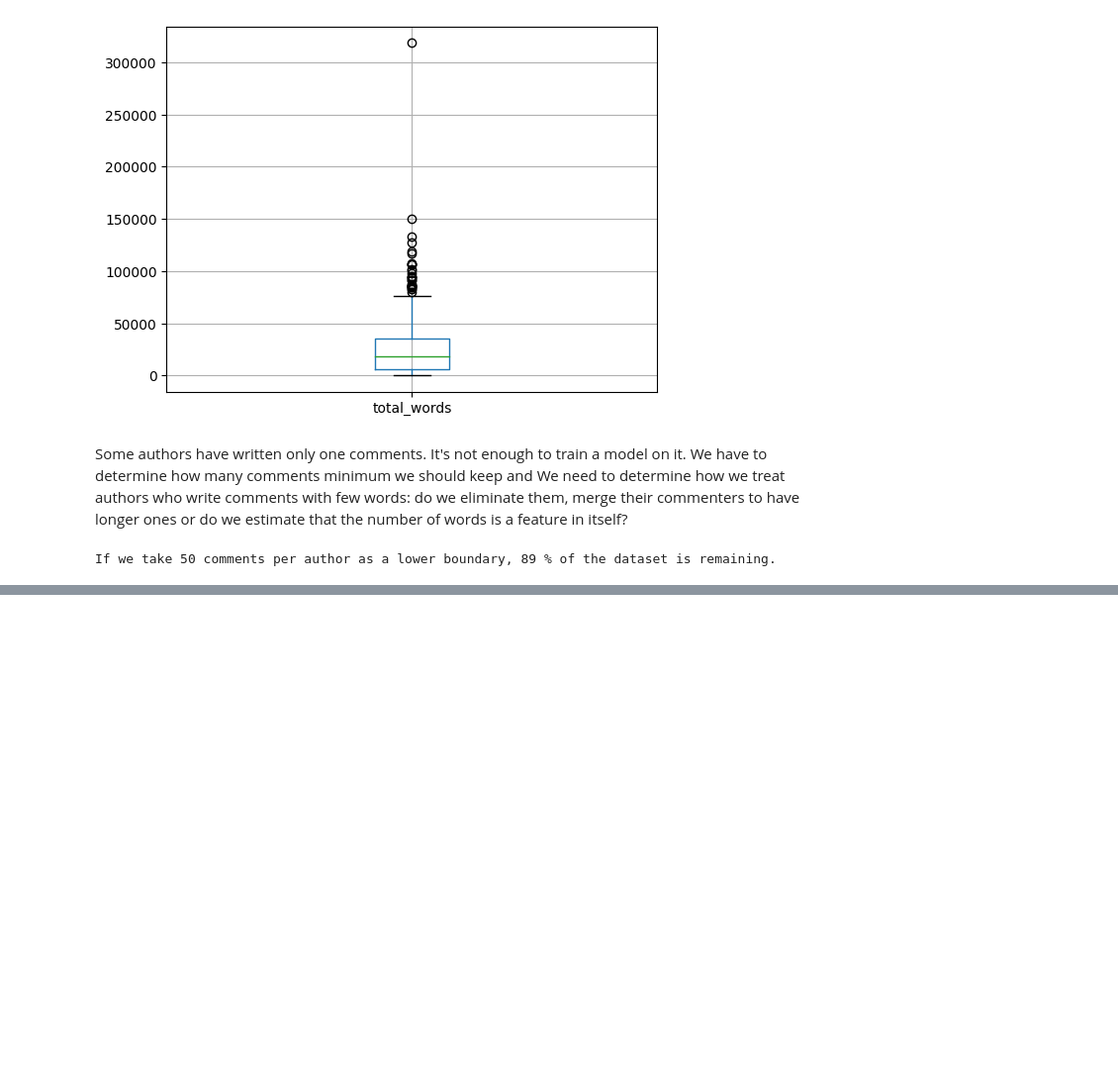
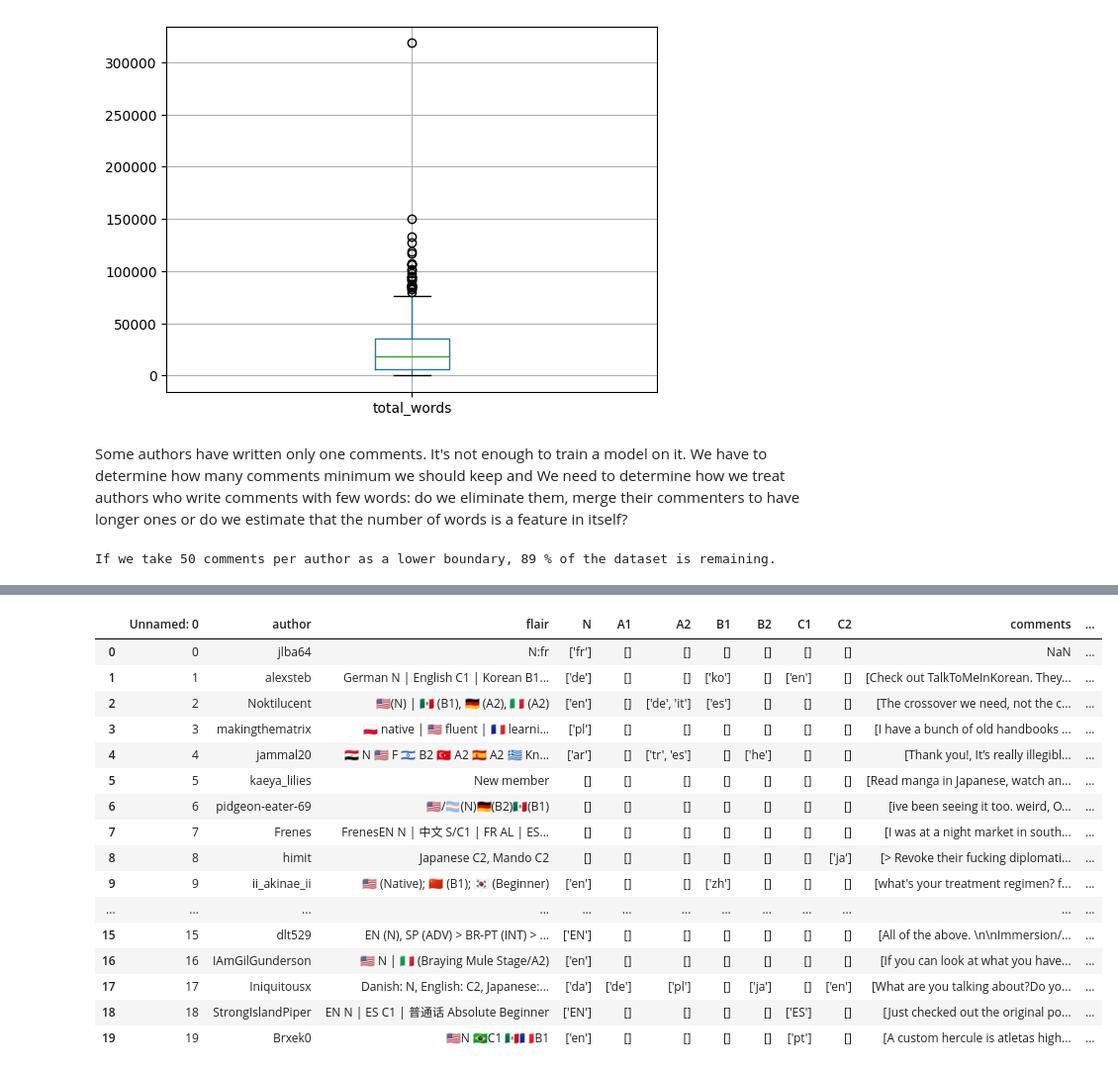
Before and after one commit to CS-433/project2-authclass, a Jupyter notebook: Arthur.ipynb, the cells around one changed output, grey strips where cells are left out. Shown: that part at 99% size. Saved outputs shown, nothing was run; the diff lists cells and outputs as text; code cells hidden in the pictures; blank space fills up the shorter version.

```diff
--- a/Arthur.ipynb
+++ b/Arthur.ipynb
@@ -47,9 +49,11 @@ native_english_df.sort_values(by = 'author', ascending=True)
 825 rows × 10 columns
 # %% [markdown]
 Now, we load the comments from all the native english speakers authors to add a column "comments" and statistics about this comments in the main dataset.
+# %%
+main_df = pd.read_csv('Data/user_levels.csv')
 # %%
 # Reduce the main dataframe to the column of interest
-native_english_df = native_english_df[['author', 'N']]
+main_df = main_df[['author', 'N']]
 
 # path to my json files folder
 path_to_json = 'Data/user_comments/'
@@ -61,7 +65,7 @@ number_of_comments = []
 total_words = []
 
 # Look through all the native english authors .json to extract the comments and their statistics : average number of words and number of comments per author
-for index, row in native_english_df.iterrows():
+for index, row in main_df.iterrows():
     df = pd.read_json(path_to_json + row['author'] + '.json')
 
     # Some author doesn't have any comments in their json files because they are suspended
@@ -82,10 +86,10 @@ for index, row in native_english_df.iterrows():
         number_of_comments.append(len(df.body))
 
 # Add columns of comments, average number of words per comment and number of comments to the main dataframe
-native_english_df['comments'] = body
-native_english_df['nb_comments'] = number_of_comments
+main_df['comments'] = body
+main_df['nb_comments'] = number_of_comments
 native_english_df['average_nb_words'] = average_number_of_words
 native_english_df['total_words'] = total_words
 
-native_english_df.sort_values(by = 'total_words', ascending=False).head(50)
+native_english_df.sort_values(by = 'total_words').head(50)
 # %% [output]
@@ -137,0 +126,3 @@ If we take 50 comments per author as a lower boundary, 89 % of the dataset is re
+# %%
+main_df = pd.read_csv('Data/user_levels.csv')
+main_df.head(20)
@@ -137,0 +147,59 @@ If we take 50 comments per author as a lower boundary, 89 % of the dataset is re
+# %%
+import os
+def is_non_zero_file(fpath):
+    return os.path.isfile(fpath) and os.path.getsize(fpath) > 0
+# %%
+# path to my json files folder
+path_to_json = 'Data/user_comments/'
+
+# initialize empty array to construct the new columns in the for loop afterwards
+body = []
+average_number_of_words = []
+number_of_comments = []
+total_words  = []
+comment_date = []
+
+# Look through all the native english authors .json to extract the comments and their statistics : average number of words and number of comments per author
+for index, row in main_df.iterrows():
+    # path to the json file of the row author
+    fpath = path_to_json + row['author'] + '.json'
+
+    # Check if the file is empty or not. For e.g., jlba64 json file is empty
+    if is_non_zero_file(fpath):
+        df = pd.read_json(path_to_json + row['author'] + '.json')
+
+        # Some author doesn't have any comments in their json files because they are suspended
+        # We fill their values with NaNs
+        if (df.iloc[0][0] == 'suspended') or (df.iloc[0][0] == 'deleted'):
+            print(row['author'], "is suspended.")
+            body.append(np.NaN)
+            average_number_of_words.append(np.NaN)
+            total_words.append(np.NaN)
+            number_of_comments.append(np.NaN)
+            comment_date.append(np.NaN)
+
+
+        # For the other authors, all the comments are put in a list,
+        # we count the number of words in average and the number of comments
+        else:
+            body.append(df.body.to_list())
+            average_number_of_words.append(df['body'].apply(lambda n: len(n.split())).mean())
+            total_words.append(df['body'].apply(lambda n: len(n.split())).sum())
+            number_of_comments.append(len(df.body))
+            comment_date.append(df['created_utc'])
+    else:
+        body.append(np.NaN)
+        average_number_of_words.append(np.NaN)
+        total_words.append(np.NaN)
+        number_of_comments.append(np.NaN)
+        comment_date.append(np.NaN)
+
+# Add columns of comments, average number of words per comment and number of comments to the main dataframe
+main_df['comments'] = body
+main_df['nb_comments'] = number_of_comments
+main_df['created_utc'] = comment_date
+main_df['average_nb_words'] = average_number_of_words
+main_df['total_words'] = total_words
+
+main_df.head(20)
+# %% [output]
@@ -137,0 +215,17 @@ If we take 50 comments per author as a lower boundary, 89 % of the dataset is re
+|  | Unnamed: 0 | author | flair | N | A1 | A2 | B1 | B2 | C1 | C2 | comments | ... |
+| 0 | 0 | jlba64 | N:fr | ['fr'] | [] | [] | [] | [] | [] | [] | NaN | ... |
+| 1 | 1 | alexsteb | German N | English C1 | Korean B1... | ['de'] | [] | [] | ['ko'] | [] | ['en'] | [] | [Check out TalkToMeInKorean. They... | ... |
+| 2 | 2 | Noktilucent | 🇺🇸(N) | 🇲🇽 (B1), 🇩🇪 (A2), 🇮🇹 (A2) | ['en'] | [] | ['de', 'it'] | ['es'] | [] | [] | [] | [The crossover we need, not the c... | ... |
+| 3 | 3 | makingthematrix | 🇵🇱 native | 🇺🇸 fluent | 🇫🇷 learni... | ['pl'] | [] | [] | [] | [] | [] | [] | [I have a bunch of old handbooks ... | ... |
+| 4 | 4 | jammal20 | 🇪🇬 N 🇺🇸 F 🇮🇱 B2 🇹🇷 A2 🇪🇸 A2 🇬🇷 Kn... | ['ar'] | [] | ['tr', 'es'] | [] | ['he'] | [] | [] | [Thank you!, It’s really illegibl... | ... |
+| 5 | 5 | kaeya_lilies | New member | [] | [] | [] | [] | [] | [] | [] | [Read manga in Japanese, watch an... | ... |
+| 6 | 6 | pidgeon-eater-69 | 🇺🇸/🏳️‍⚧️(N)🇩🇪(B2)🇲🇽(B1) | [] | [] | [] | [] | [] | [] | [] | [ive been seeing it too. weird, O... | ... |
+| 7 | 7 | Frenes | FrenesEN N | 中文 S/C1 | FR AL | ES... | [] | [] | [] | [] | [] | [] | [] | [I was at a night market in south... | ... |
+| 8 | 8 | himit | Japanese C2, Mando C2 | [] | [] | [] | [] | [] | [] | ['ja'] | [> Revoke their fucking diplomati... | ... |
+| 9 | 9 | ii_akinae_ii | 🇺🇲 (Native); 🇨🇳 (B1); 🇰🇷 (Beginner) | ['en'] | [] | [] | ['zh'] | [] | [] | [] | [what's your treatment regimen? f... | ... |
+| ... | ... | ... | ... | ... | ... | ... | ... | ... | ... | ... | ... | ... |
+| 15 | 15 | dlt529 | EN (N), SP (ADV) > BR-PT (INT) > ... | ['EN'] | [] | [] | [] | [] | [] | [] | [All of the above. \n\nImmersion/... | ... |
+| 16 | 16 | IAmGilGunderson | 🇺🇸 N | 🇮🇹 (Braying Mule Stage/A2) | ['en'] | [] | [] | [] | [] | [] | [] | [If you can look at what you have... | ... |
+| 17 | 17 | Iniquitousx | Danish: N, English: C2, Japanese:... | ['da'] | ['de'] | ['pl'] | [] | ['ja'] | [] | ['en'] | [What are you talking about?Do yo... | ... |
+| 18 | 18 | StrongIslandPiper | EN N | ES C1 | 普通话 Absolute Beginner | ['EN'] | [] | [] | [] | [] | ['ES'] | [] | [Just checked out the original po... | ... |
+| 19 | 19 | Brxek0 | 🇺🇸N 🇧🇷C1 🇲🇽🇫🇷B1 | ['en'] | [] | [] | [] | [] | ['pt'] | [] | [A custom hercule is atletas high... | ... |
```
Also changed, not shown: parts of 16 cells of this notebook.
